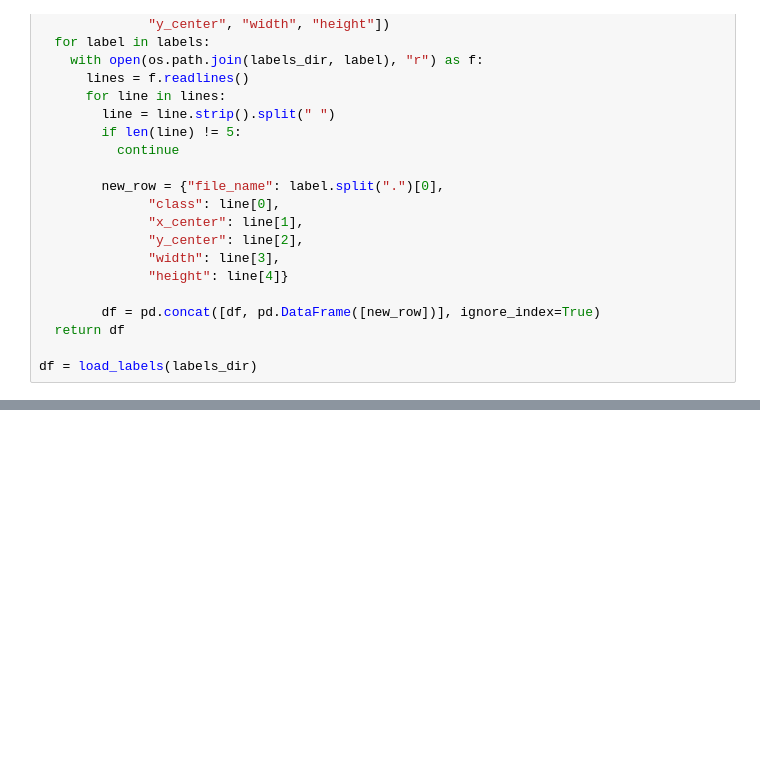
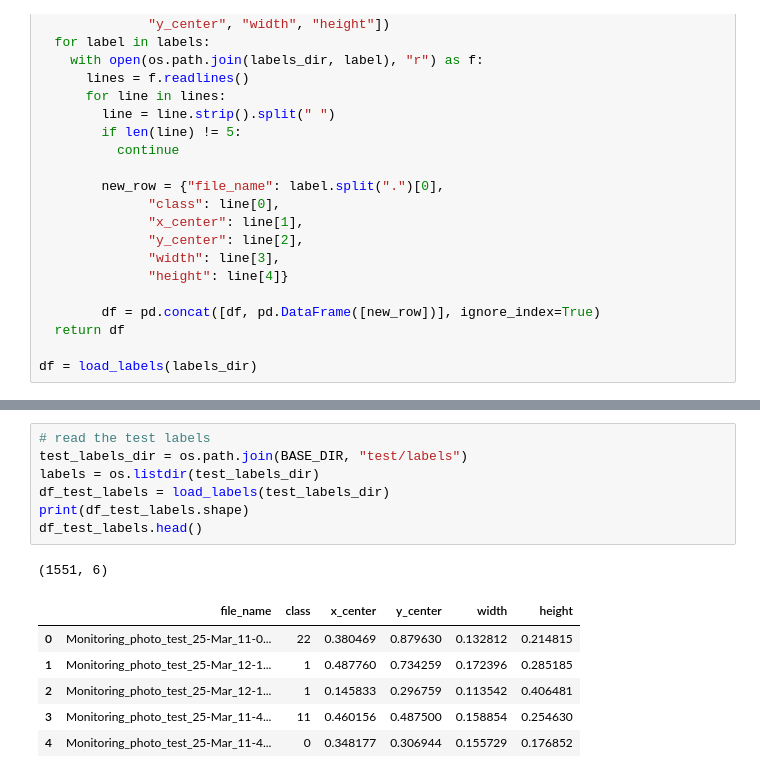
Before and after one commit to bryanheee/CVbyDL-group18, a Jupyter notebook: cutmix.ipynb, the cells around one changed output, grey strips where cells are left out. Saved outputs shown, nothing was run; the diff lists cells and outputs as text; blank space fills up the shorter version.

```diff
--- a/cutmix.ipynb
+++ b/cutmix.ipynb
@@ -190,0 +194,15 @@ plt.axis("off")
+# %%
+# read the test labels
+test_labels_dir = os.path.join(BASE_DIR, "test/labels")
+labels = os.listdir(test_labels_dir)
+df_test_labels = load_labels(test_labels_dir)
+print(df_test_labels.shape)
+df_test_labels.head()
+# %% [output]
+(1551, 6)
+|  | file_name | class | x_center | y_center | width | height |
+| 0 | Monitoring_photo_test_25-Mar_11-0... | 22 | 0.380469 | 0.879630 | 0.132812 | 0.214815 |
+| 1 | Monitoring_photo_test_25-Mar_12-1... | 1 | 0.487760 | 0.734259 | 0.172396 | 0.285185 |
+| 2 | Monitoring_photo_test_25-Mar_12-1... | 1 | 0.145833 | 0.296759 | 0.113542 | 0.406481 |
+| 3 | Monitoring_photo_test_25-Mar_11-4... | 11 | 0.460156 | 0.487500 | 0.158854 | 0.254630 |
+| 4 | Monitoring_photo_test_25-Mar_11-4... | 0 | 0.348177 | 0.306944 | 0.155729 | 0.176852 |
```
Also changed, not shown: parts of 9 cells of this notebook.
